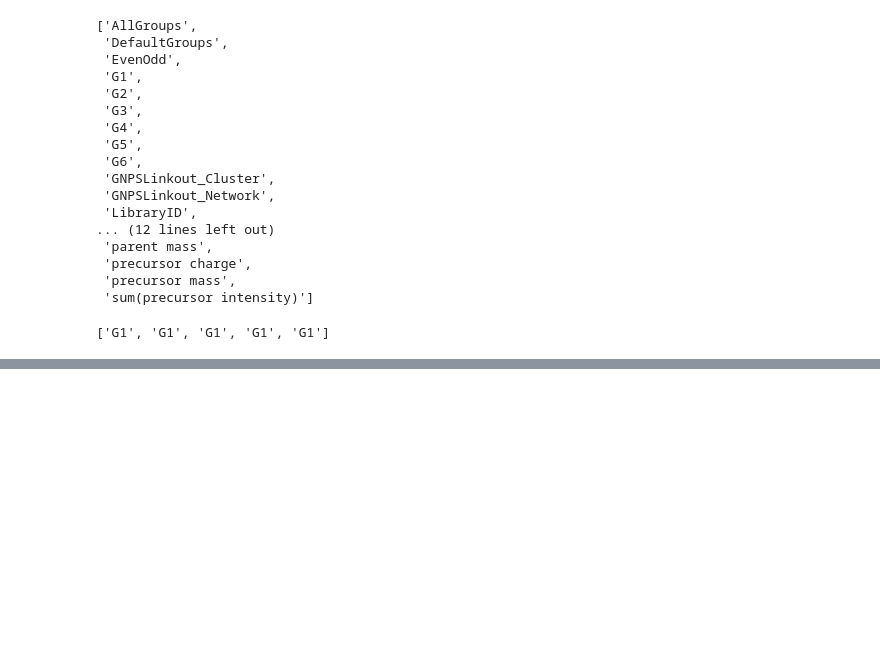
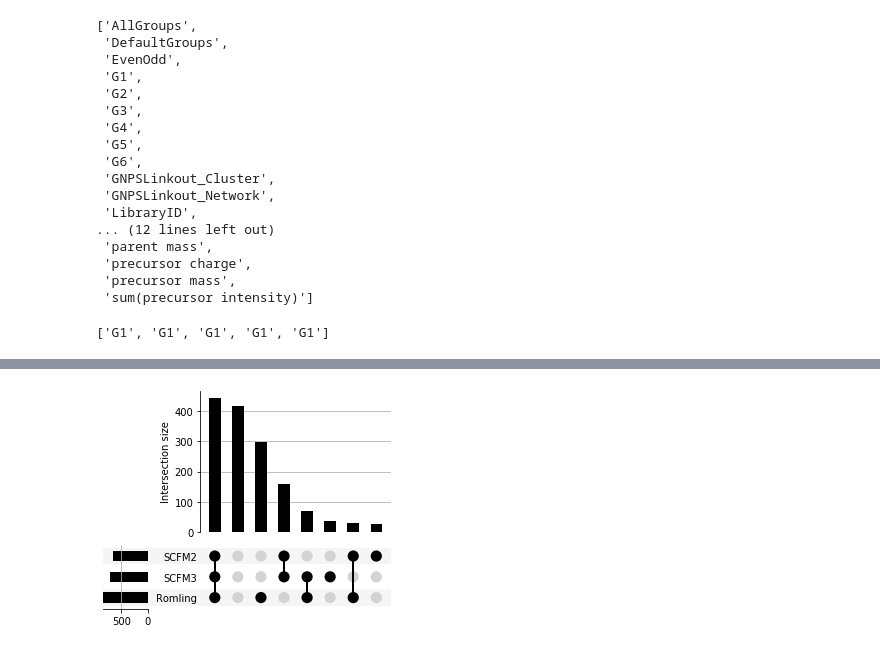
Before and after one commit to mwang87/GNPS_ClassicalNetworkGroupsComparisonDashboard, a Jupyter notebook: notebooks/Untitled.ipynb, the cells around one changed output, grey strips where cells are left out. Saved outputs shown, nothing was run; the diff lists cells and outputs as text; code cells hidden in the pictures; blank space fills up the shorter version.

```diff
--- a/notebooks/Untitled.ipynb
+++ b/notebooks/Untitled.ipynb
@@ -59,0 +99,4 @@ df["DefaultGroups"].head().to_list()
+# %%
+plotting_object = plot(upset_data_df, subset_size="count", sort_by="cardinality", totals_plot_elements=2)
+# %% [output]
+[figure, added]
```
Also changed, not shown: parts of 4 cells of this notebook, 1 other file.
